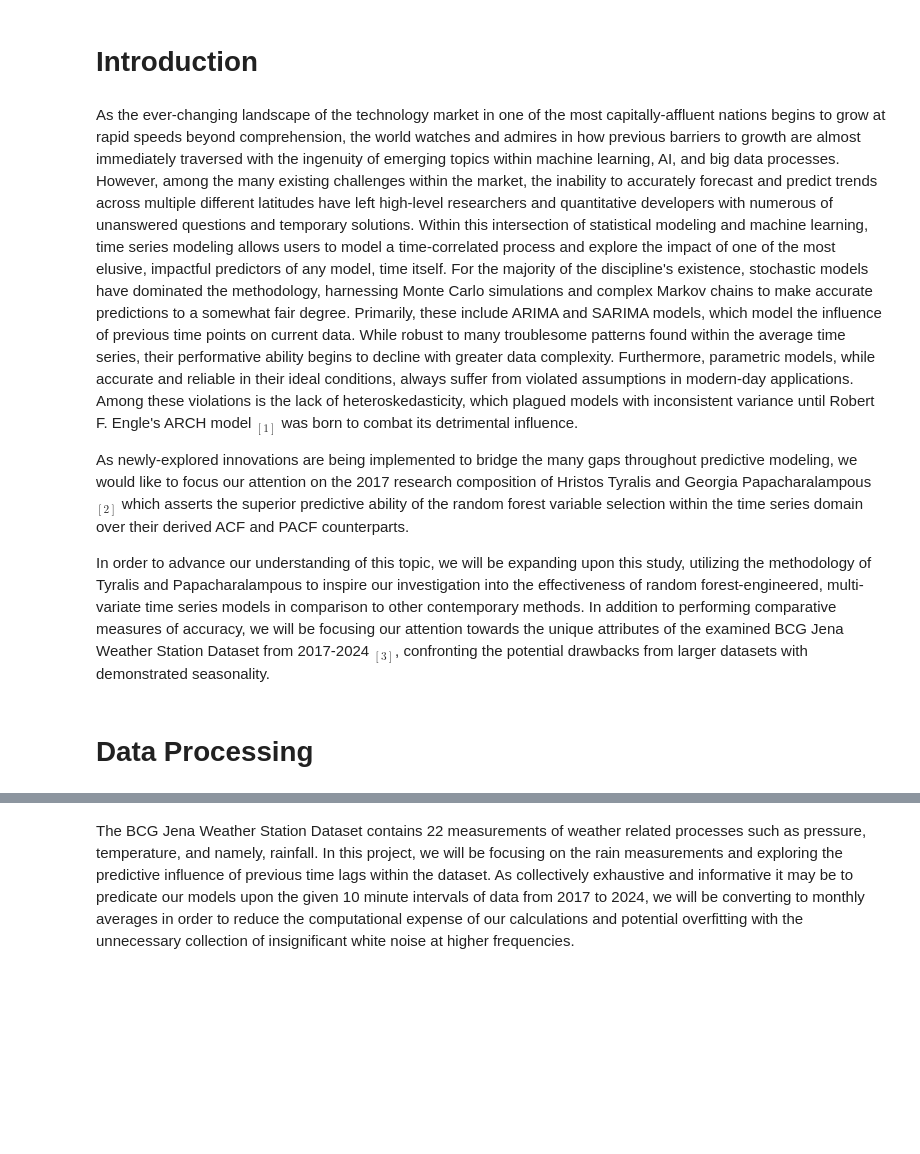
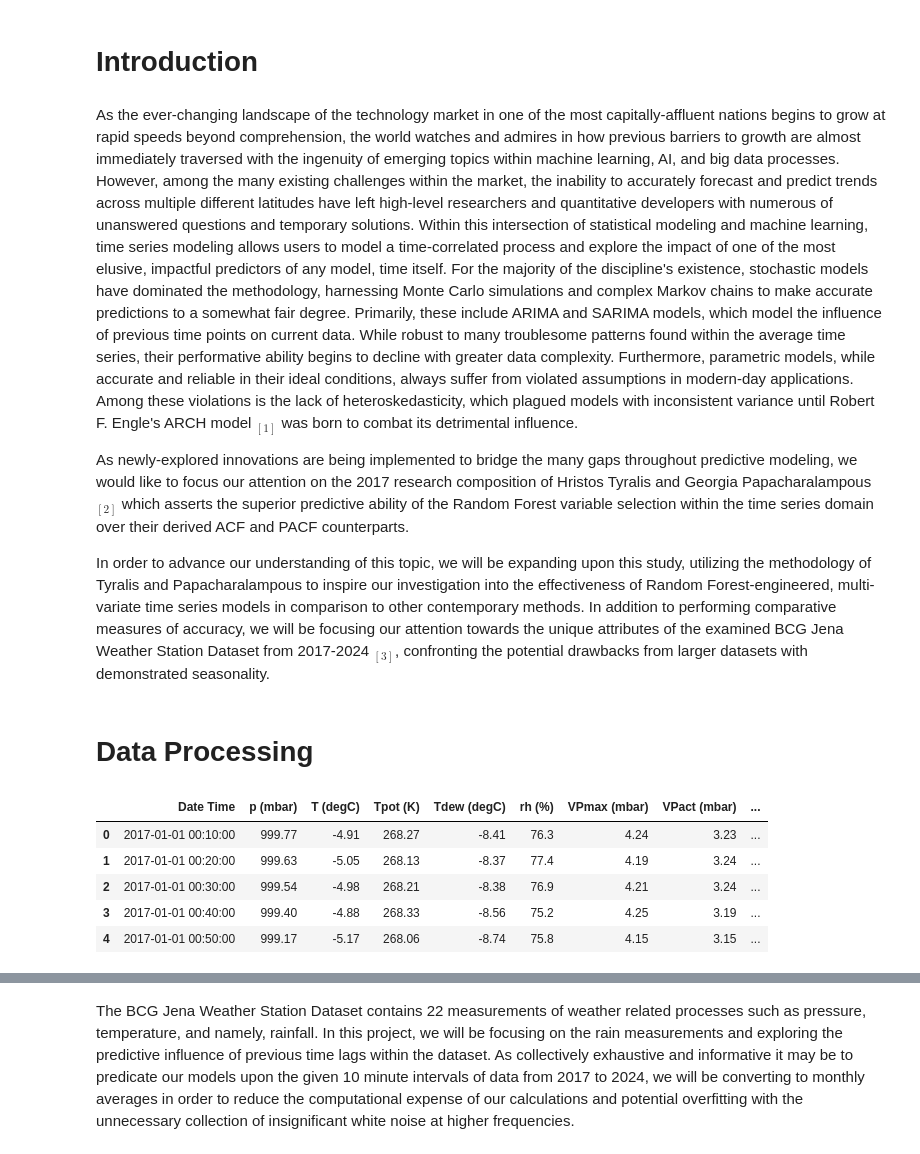
Before and after one commit to brooks-coding/Forecasting-with-Random-Forest, a Jupyter notebook: main.ipynb, the cells around one changed output, grey strips where cells are left out. Saved outputs shown, nothing was run; the diff lists cells and outputs as text; code cells hidden in the pictures; blank space fills up the shorter version.

```diff
--- a/main.ipynb
+++ b/main.ipynb
@@ -5,24 +5,31 @@ As the ever-changing landscape of the technology market in one of the most capit
 
-As newly-explored innovations are being implemented to bridge the many gaps throughout predictive modeling, we would like to focus our attention on the 2017 research composition of Hristos Tyralis and Georgia Papacharalampous $_{[2]}$ which asserts the superior predictive ability of the random forest variable selection within the time series domain over their derived ACF and PACF counterparts.
+As newly-explored innovations are being implemented to bridge the many gaps throughout predictive modeling, we would like to focus our attention on the 2017 research composition of Hristos Tyralis and Georgia Papacharalampous $_{[2]}$ which asserts the superior predictive ability of the Random Forest variable selection within the time series domain over their derived ACF and PACF counterparts.
 
-In order to advance our understanding of this topic, we will be expanding upon this study, utilizing the methodology of Tyralis and Papacharalampous to inspire our investigation into the effectiveness of random forest-engineered, multi-variate time series models in comparison to other contemporary methods. In addition to performing comparative measures of accuracy, we will be focusing our attention towards the unique attributes of the examined BCG Jena Weather Station Dataset from 2017-2024 $_{[3]}$, confronting the potential drawbacks from larger datasets with demonstrated seasonality.
+In order to advance our understanding of this topic, we will be expanding upon this study, utilizing the methodology of Tyralis and Papacharalampous to inspire our investigation into the effectiveness of Random Forest-engineered, multi-variate time series models in comparison to other contemporary methods. In addition to performing comparative measures of accuracy, we will be focusing our attention towards the unique attributes of the examined BCG Jena Weather Station Dataset from 2017-2024 $_{[3]}$, confronting the potential drawbacks from larger datasets with demonstrated seasonality.
 # %% [markdown]
 # Data Processing
 # %%
 import kagglehub
 import os
 import pandas as pd
 import numpy as np
 from sklearn.ensemble import RandomForestRegressor
 import matplotlib.pyplot as plt
 from statsmodels.tsa.arima.model import ARIMA
 from sklearn.metrics import mean_squared_error
 from sklearn.inspection import permutation_importance
+from statsmodels.graphics.tsaplots import plot_acf,plot_pacf
 
 path = kagglehub.dataset_download("matthewjansen/bgc-jena-weather-station-dataset-20172024")
 files = os.listdir(path)
 csv_file = [file for file in files if file.endswith('.csv')]
 dataset_path = os.path.join(path, csv_file[0])
 df = pd.read_csv(dataset_path)
-print(df)
+df.head()
 # %% [output]
+|  | Date Time | p (mbar) | T (degC) | Tpot (K) | Tdew (degC) | rh (%) | VPmax (mbar) | VPact (mbar) | ... |
+| 0 | 2017-01-01 00:10:00 | 999.77 | -4.91 | 268.27 | -8.41 | 76.3 | 4.24 | 3.23 | ... |
+| 1 | 2017-01-01 00:20:00 | 999.63 | -5.05 | 268.13 | -8.37 | 77.4 | 4.19 | 3.24 | ... |
+| 2 | 2017-01-01 00:30:00 | 999.54 | -4.98 | 268.21 | -8.38 | 76.9 | 4.21 | 3.24 | ... |
+| 3 | 2017-01-01 00:40:00 | 999.40 | -4.88 | 268.33 | -8.56 | 75.2 | 4.25 | 3.19 | ... |
+| 4 | 2017-01-01 00:50:00 | 999.17 | -5.17 | 268.06 | -8.74 | 75.8 | 4.15 | 3.15 | ... |
```
Also changed, not shown: parts of 19 cells of this notebook.
